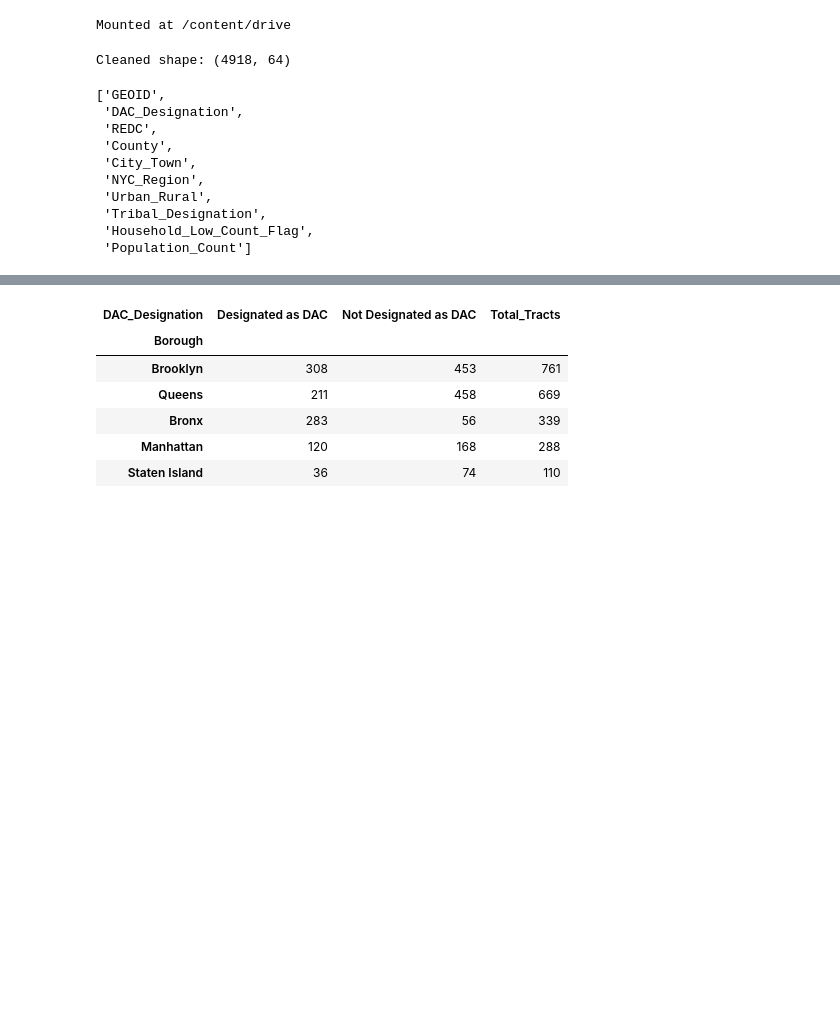
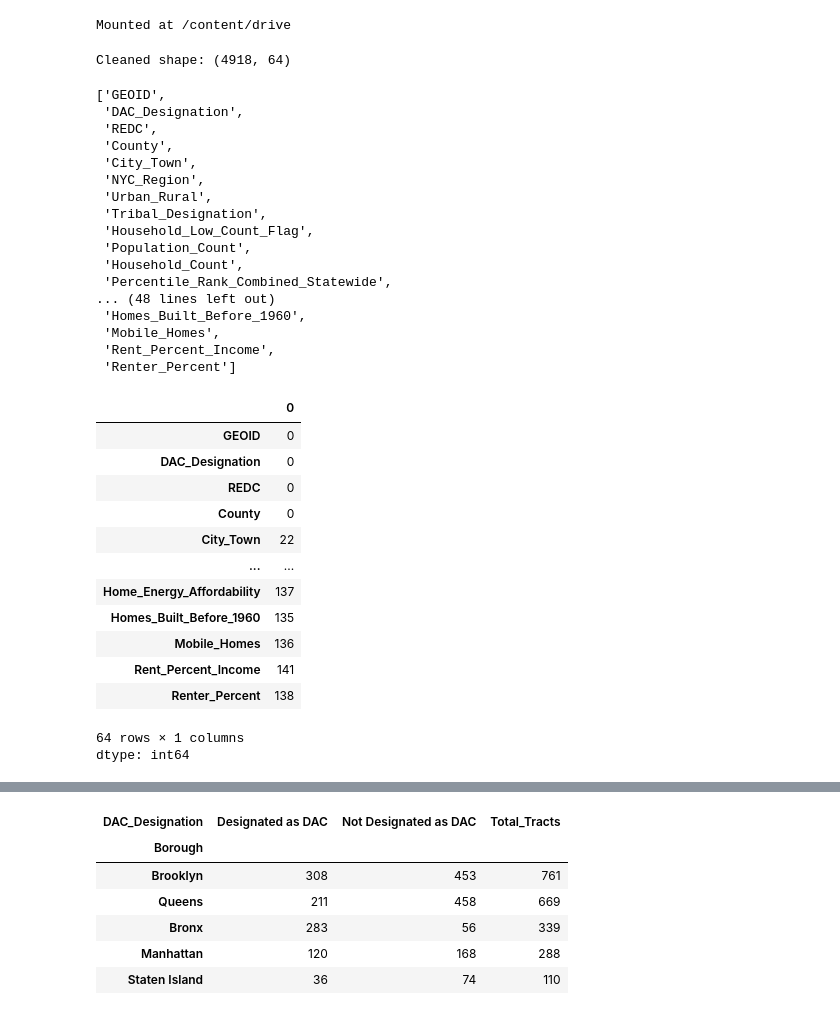
Before and after one commit to dbonsave/DAT-490-capstone, a Jupyter notebook: Capstone_DAC_EDA.ipynb, the cells around one changed output, grey strips where cells are left out. Drawn from its saved outputs; the diff is of its cells as text; code cells hidden in the pictures; blank space fills up the shorter version.

```diff
--- a/Capstone_DAC_EDA.ipynb
+++ b/Capstone_DAC_EDA.ipynb
@@ -85,7 +35,7 @@ df_cleaned = df.loc[:, ~df.columns.str.contains("^Unnamed")]
 
 # Final shape and column list
 print(f"Cleaned shape: {df_cleaned.shape}")
-df_cleaned.columns.tolist()[:10]
+df_cleaned.columns.tolist()[:64]
 # %% [output]
 Cleaned shape: (4918, 64)
 ['GEOID',
@@ -97,7 +47,31 @@ Cleaned shape: (4918, 64)
  'Urban_Rural',
  'Tribal_Designation',
  'Household_Low_Count_Flag',
- 'Population_Count']
+ 'Population_Count',
+ 'Household_Count',
+ 'Percentile_Rank_Combined_Statewide',
+... (48 lines left out)
+ 'Homes_Built_Before_1960',
+ 'Mobile_Homes',
+ 'Rent_Percent_Income',
+ 'Renter_Percent']
+# %%
+df_cleaned.isna().sum()
+# %% [output]
+|  | 0 |
+| GEOID | 0 |
+| DAC_Designation | 0 |
+| REDC | 0 |
+| County | 0 |
+| City_Town | 22 |
+| ... | ... |
+| Home_Energy_Affordability | 137 |
+| Homes_Built_Before_1960 | 135 |
+| Mobile_Homes | 136 |
+| Rent_Percent_Income | 141 |
+| Renter_Percent | 138 |
+64 rows × 1 columns
+dtype: int64
 # %%
 # Mapping county names to borough names
 county_to_borough = {
```
Also changed, not shown: parts of 30 cells of this notebook.
